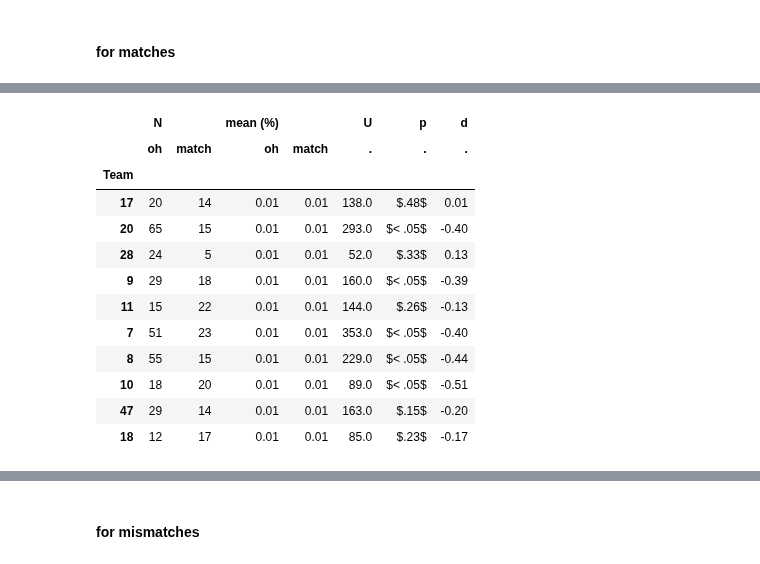
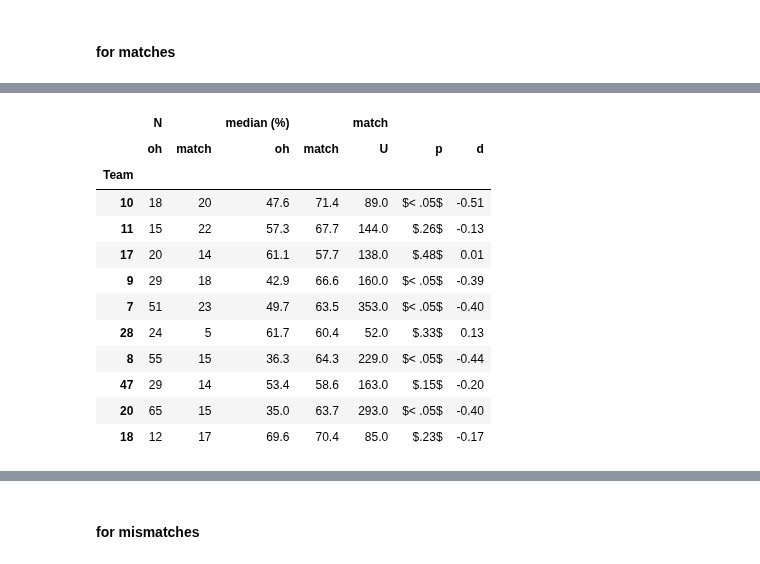
Before and after one commit to chili-epfl/justhink-alignment-analysis, a Jupyter notebook: tools/7_test_the_hypotheses.ipynb, the cells around one changed output, grey strips where cells are left out. Drawn from its saved outputs; the diff is of its cells as text; code cells hidden in the pictures.

```diff
--- a/tools/7_test_the_hypotheses.ipynb
+++ b/tools/7_test_the_hypotheses.ipynb
@@ -171,9 +171,9 @@ perf_df
 # %% [markdown]
 ### Prepare sorting orders.
 # %%
-df = learn_df.T.sort_values('learn (%)')
+df = learn_df.T.sort_values('learn (%)', ascending=False)
 learn_order = [str(t) for t in df.index]
-learn_seps = ['8', '28']
+learn_seps = ['28', '8']
 df, learn_order, learn_seps
 # %% [output]
 (        learn (%) pretests posttests
@@ -1073,30 +1106,33 @@ def test_marker_and_matches(match_col,
                             verbose=True):
     n1_col = 'N_{}'.format(n1)
     n2_col = 'N_{}'.format(n2)
-    m1_col = 'mean (%)_{}'.format(n1)
-    m2_col = 'mean (%)_{}'.format(n2)
+    m1_col = 'median (%)_{}'.format(n1)
+    m2_col = 'median (%)_{}'.format(n2)
+    u_col = '{}_U'.format(n2)
+    p_col = '{}_p'.format(n2)
+    d_col = '{}_d'.format(n2)
     data = {
         'Team': [],
         n1_col: [], n2_col: [],
         m1_col: [], m2_col: [],
-        'U': [],
-        'p': [],
-        'd': [],
+        u_col: [],
+        p_col: [],
+        d_col: [],
     }
 
-    order = learn_df.T.sort_values('learn (%)').index
-    order = [int(t) for t in perf_order]
+    order = [int(t) for t in learn_order]
+    # order = [int(t) for t in perf_order]
 
     for team_no in order:
         routine_df = routine_dfs[team_no]
 
-        # filter for the markers of this team.
+        # Filter for the markers of this team.
         df = corpus_dfs[team_no].copy()
         df = df[df.subject.isin(['A', 'B'])]
         marker_df = df[df.n_info_markers > 0]
         x = marker_df['scaled_end'].values
 
-        # filter for the (mis)matches of this team.
+        # Filter for the (mis)matches of this team.
         df = corpus_dfs[team_no].copy()
         df = df[df[match_col]]
         y = df['scaled_end'].values
@@ -1120,22 +1156,21 @@ def test_marker_and_matches(match_col,
         data['Team'].append(team_no)
         data[n1_col].append(len(x))
         data[n2_col].append(len(y))
-        data[m1_col].append('{:.2f}'.format(x.mean()/60))
-        data[m2_col].append('{:.2f}'.format(y.mean()/60))
-        data['U'].append(u)
-        data['p'].append('< .05' if pvalue <
+        data[m1_col].append('{:.1f}'.format(100*np.median(x)))
+        data[m2_col].append('{:.1f}'.format(100*np.median(y)))
+        data[u_col].append(u)
+        data[p_col].append('< .05' if pvalue <
                          0.05 else '{:.2f}'.format(pvalue).lstrip('0'))
-        data['d'].append('{:.2f}'.format(d))
+        data[d_col].append('{:.2f}'.format(d))
 
     data_df = pd.DataFrame.from_dict(data)
     data_df.set_index('Team', inplace=True)
 
-    data_df['p'] = [r'${}$'.format(p) for p in data_df['p']]
+    data_df[p_col] = [r'${}$'.format(p) for p in data_df[p_col]]
 
     idx = data_df.columns.str.split('_', expand=True)
     idx = list(idx)
     for i, (level0, level1) in enumerate(idx):
-        # print(level1)
         if type(level1) is not str and math.isnan(level1):
             idx[i] = (level0, '.')
     idx = pd.MultiIndex.from_tuples(idx)
@@ -1149,10 +1184,10 @@ print("U is the Mann–Whitney U test statistic, where p \< 0.05 indicates that
 print("Cliff's delta \> 0 indicates info marker (oh) times larger than match times. \< otherwise.")
 print('oh times vs.\ match times (sorted by decreasing task performance (i.e.\ increasing error):')
 
-data_df = test_marker_and_matches('is_accept', n2='match')
+match_df = test_marker_and_matches('is_accept', n2='match')
 
-display(data_df)
-print(data_df.to_latex(escape=False))
+display(match_df)
+print(match_df.to_latex(escape=False))
 # %% [output]
 U is the Mann–Whitney U test statistic, where p \< 0.05 indicates that the groups are statistically significantly different
 Cliff's delta \> 0 indicates info marker (oh) times larger than match times. \< otherwise.
@@ -1169,16 +1204,16 @@ For Team 47: $U =  163.0$, $p = .15$, $\text{Cliff's delta} = -0.20$ \\
 For Team 18: $U =   85.0$, $p = .23$, $\text{Cliff's delta} = -0.17$ \\
-|  | N |  | mean (%) |  | U | p | d |
-|  | oh | match | oh | match | . | . | . |
+|  | N |  | median (%) |  | match |  |  |
+|  | oh | match | oh | match | U | p | d |
 | Team |  |  |  |  |  |  |  |
-| 17 | 20 | 14 | 0.01 | 0.01 | 138.0 | $.48$ | 0.01 |
-| 20 | 65 | 15 | 0.01 | 0.01 | 293.0 | $< .05$ | -0.40 |
-| 28 | 24 | 5 | 0.01 | 0.01 | 52.0 | $.33$ | 0.13 |
-| 9 | 29 | 18 | 0.01 | 0.01 | 160.0 | $< .05$ | -0.39 |
-| 11 | 15 | 22 | 0.01 | 0.01 | 144.0 | $.26$ | -0.13 |
-| 7 | 51 | 23 | 0.01 | 0.01 | 353.0 | $< .05$ | -0.40 |
-| 8 | 55 | 15 | 0.01 | 0.01 | 229.0 | $< .05$ | -0.44 |
-| 10 | 18 | 20 | 0.01 | 0.01 | 89.0 | $< .05$ | -0.51 |
-| 47 | 29 | 14 | 0.01 | 0.01 | 163.0 | $.15$ | -0.20 |
-| 18 | 12 | 17 | 0.01 | 0.01 | 85.0 | $.23$ | -0.17 |
+| 10 | 18 | 20 | 47.6 | 71.4 | 89.0 | $< .05$ | -0.51 |
+| 11 | 15 | 22 | 57.3 | 67.7 | 144.0 | $.26$ | -0.13 |
+| 17 | 20 | 14 | 61.1 | 57.7 | 138.0 | $.48$ | 0.01 |
+| 9 | 29 | 18 | 42.9 | 66.6 | 160.0 | $< .05$ | -0.39 |
+| 7 | 51 | 23 | 49.7 | 63.5 | 353.0 | $< .05$ | -0.40 |
+| 28 | 24 | 5 | 61.7 | 60.4 | 52.0 | $.33$ | 0.13 |
+| 8 | 55 | 15 | 36.3 | 64.3 | 229.0 | $< .05$ | -0.44 |
+| 47 | 29 | 14 | 53.4 | 58.6 | 163.0 | $.15$ | -0.20 |
+| 20 | 65 | 15 | 35.0 | 63.7 | 293.0 | $< .05$ | -0.40 |
+| 18 | 12 | 17 | 69.6 | 70.4 | 85.0 | $.23$ | -0.17 |
 \begin{tabular}{lrrllrll}
 \toprule
```
Also changed, not shown: parts of 7 cells of this notebook, 9 other files.
